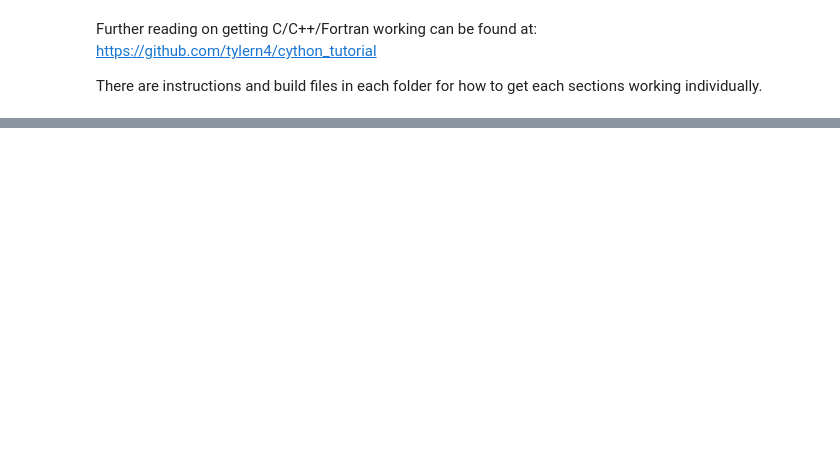
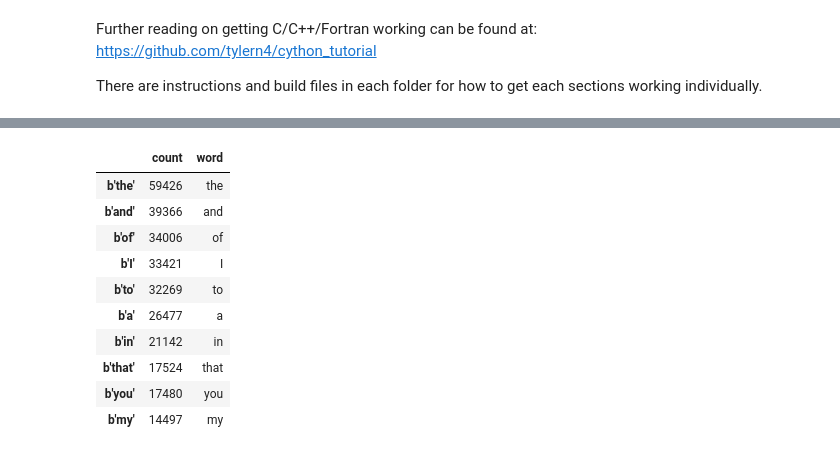
Before and after one commit to jpierel14/USC_PythonCourse_2019, a Jupyter notebook: Day_3/day_3_teaching.ipynb, the cells around one changed output, grey strips where cells are left out. Drawn from its saved outputs; the diff is of its cells as text; code cells hidden in the pictures; blank space fills up the shorter version.

```diff
--- a/Day_3/day_3_teaching.ipynb
+++ b/Day_3/day_3_teaching.ipynb
@@ -512,0 +730,14 @@ There are instructions and build files in each folder for how to get each sectio
+# %%
+words_df.head(10)
+# %% [output]
+|  | count | word |
+| b'the' | 59426 | the |
+| b'and' | 39366 | and |
+| b'of' | 34006 | of |
+| b'I' | 33421 | I |
+| b'to' | 32269 | to |
+| b'a' | 26477 | a |
+| b'in' | 21142 | in |
+| b'that' | 17524 | that |
+| b'you' | 17480 | you |
+| b'my' | 14497 | my |
```
Also changed, not shown: parts of 31 cells of this notebook, 1 other file.
